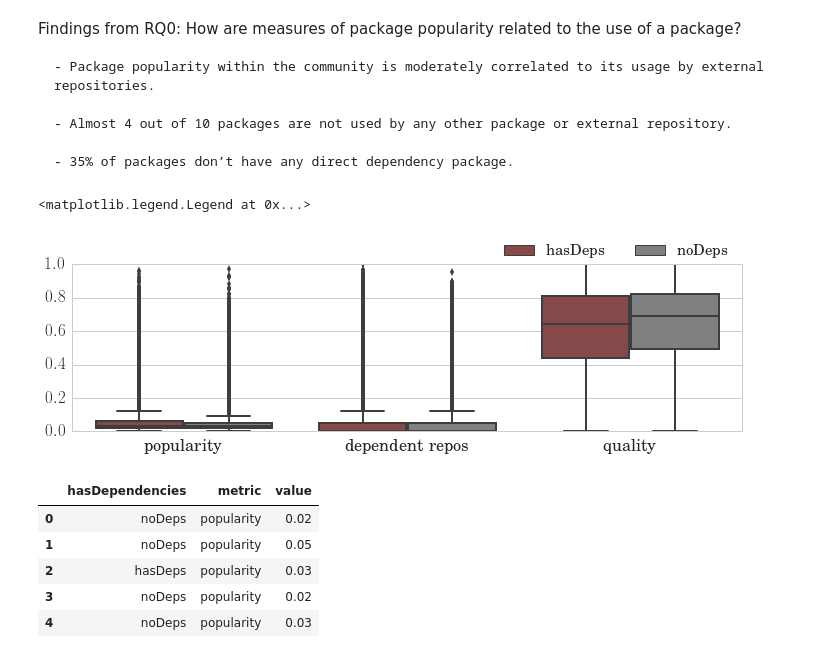
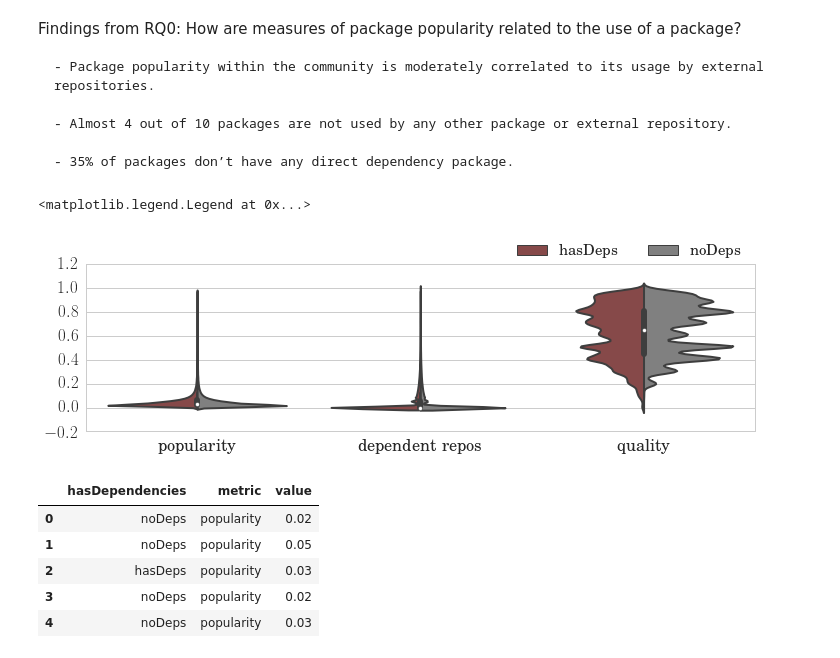
Before and after one commit to AhmedZerouali/notebooks, a Jupyter notebook: saner2018.ipynb, the cells around one changed output. Drawn from its saved outputs; the diff is of its cells as text; code cells hidden in the pictures.

```diff
--- a/saner2018.ipynb
+++ b/saner2018.ipynb
@@ -309,34 +314,34 @@ Findings from RQ0: How are measures of package popularity related to the use of
 # %%
 # Melted a new dataframe
 npm_packages['hasDependencies']=npm_packages['dependencies'].apply(lambda x: 'hasDeps' if int(x)>0
                                                                               else 'noDeps')
 
 npm_packages_only3=npm_packages.loc[:,['popularity','requiredBy','quality','hasDependencies']]
 
 #npm_packages_only3=npm_packages_only3.query('first_release > 2000')
 
 #npm_packages_only3['first_release']=npm_packages_only3.first_release.apply(lambda x: float(x/2527.0))
 npm_packages_only3.rename(columns = {'requiredBy':'dependent repos'}, inplace=True)
 
 
 # npm_packages_only3['popularity']= npm_packages_only3['popularity'].apply(lambda x: '0' if x==0
 #                                                    else '4-5' if x==1
 #                                                    else str(x/2)[2]+'-'+str((x/2)+0.1)[2])
 #npm_packages_only3['maintenance']= npm_packages_only3['maintenance'].apply(lambda x: str(x/2)[2])#+'-'+str((x/2)+0.1)[2])
 
 #melt the dataframe
 npm_packages_only3=pd.melt(npm_packages_only3, id_vars=['hasDependencies'])# value_vars=['quality','tests'])
 npm_packages_only3=npm_packages_only3.rename(columns = {'variable':'metric'})
-ax = sns.boxplot(y="value", x="metric", hue="hasDependencies", hue_order=['hasDeps', 'noDeps'], data=npm_packages_only3, palette=['brown','gray','green','blue'], saturation=0.5)#, split=True)#, order=order)
+ax = sns.violinplot(y="value", x="metric", hue="hasDependencies", split=True, hue_order=['hasDeps', 'noDeps'], data=npm_packages_only3, palette=['brown','gray','green','blue'], saturation=0.5)#, split=True)#, order=order)
 ax.set_ylabel('')
 ax.set_xlabel('')
 #ax.set_yscale('log')
 ax.figure.set_size_inches(12,3)
 ax.legend( loc='upper right', bbox_to_anchor=(1, 1.2), fontsize=15,ncol=3, fancybox=True, shadow=True)
 #ax.figure.savefig('../../seneca_research/SANER2018/figures/qualityPopularityDependencies.pdf', bbox_inches='tight', facecolor='white')
 # %% [output]
 <matplotlib.legend.Legend at 0x...>
-[figure, old version]
+[figure, new version]
 # %%
 npm_packages_only3.head()
 # %% [output]
```
Also changed, not shown: parts of 2 cells of this notebook.
